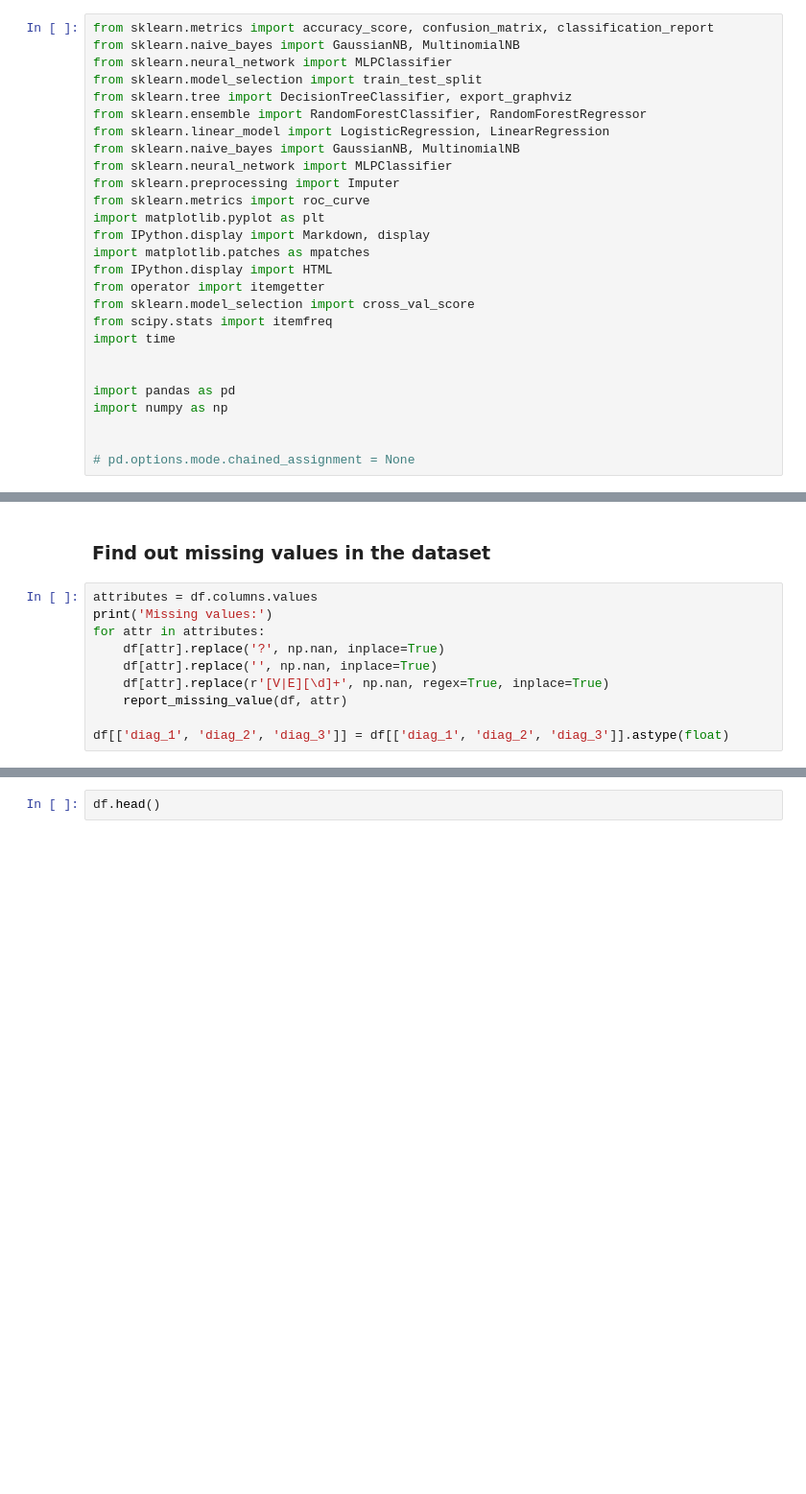
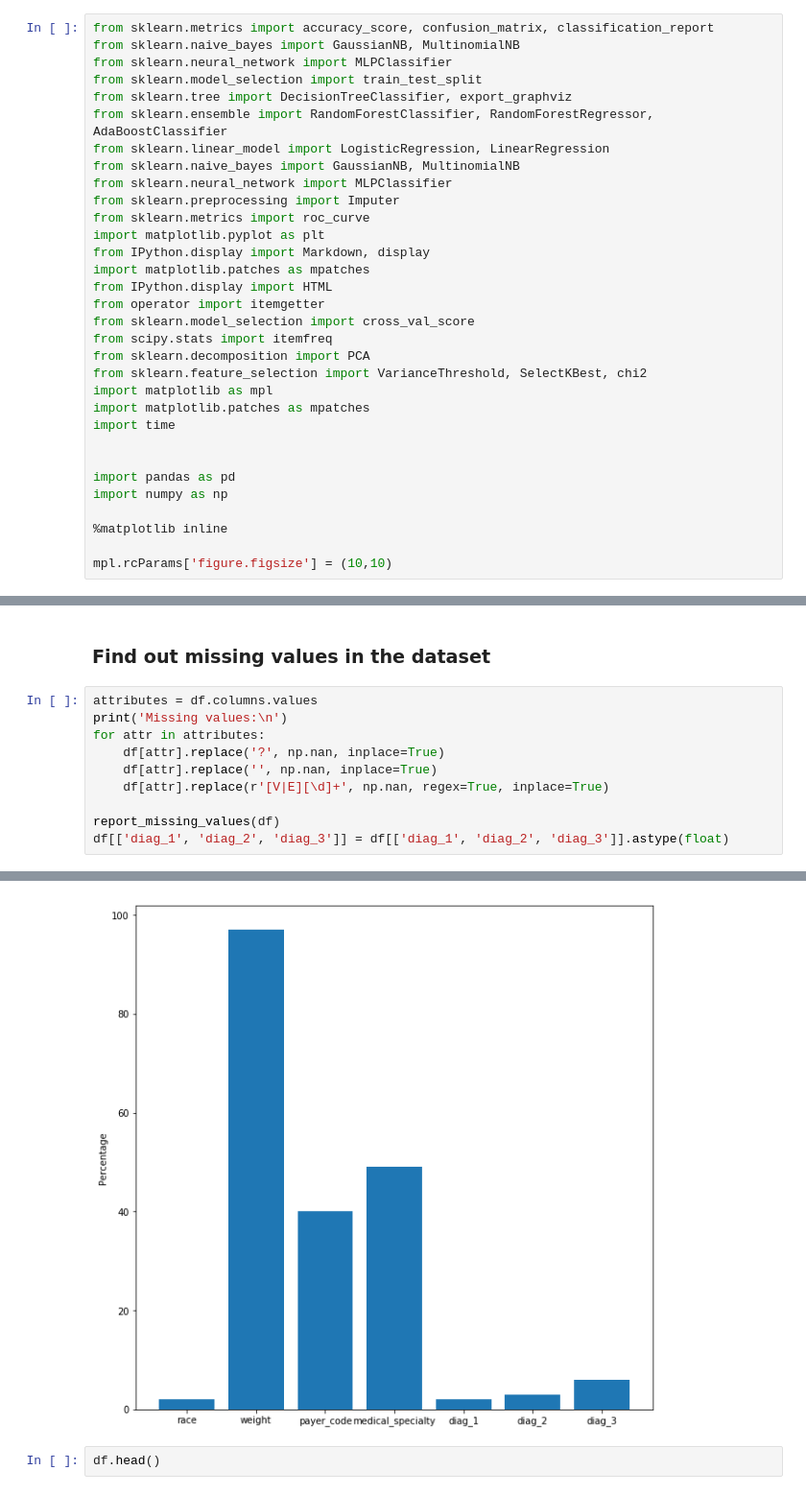
Before and after one commit to ml-medics/diabetes-ml-study, a Jupyter notebook: Hospital Dataset Analysis.ipynb, the cells around one changed output, grey strips where cells are left out. Shown at 96% size. Drawn from its saved outputs; the diff is of its cells as text; blank space fills up the shorter version.

```diff
--- a/Hospital Dataset Analysis.ipynb
+++ b/Hospital Dataset Analysis.ipynb
@@ -12,7 +12,7 @@ from sklearn.naive_bayes import GaussianNB, MultinomialNB
 from sklearn.neural_network import MLPClassifier
 from sklearn.model_selection import train_test_split
 from sklearn.tree import DecisionTreeClassifier, export_graphviz
-from sklearn.ensemble import RandomForestClassifier, RandomForestRegressor
+from sklearn.ensemble import RandomForestClassifier, RandomForestRegressor, AdaBoostClassifier
 from sklearn.linear_model import LogisticRegression, LinearRegression
 from sklearn.naive_bayes import GaussianNB, MultinomialNB
 from sklearn.neural_network import MLPClassifier
@@ -25,13 +25,18 @@ from IPython.display import HTML
 from operator import itemgetter
 from sklearn.model_selection import cross_val_score
 from scipy.stats import itemfreq
+from sklearn.decomposition import PCA
+from sklearn.feature_selection import VarianceThreshold, SelectKBest, chi2
+import matplotlib as mpl
+import matplotlib.patches as mpatches
 import time
 
 
 import pandas as pd
 import numpy as np
 
+%matplotlib inline
 
-# pd.options.mode.chained_assignment = None
+mpl.rcParams['figure.figsize'] = (10,10)
 # %% [markdown]
 ### Helper functions
@@ -115,13 +181,13 @@ df.head()
 ### Find out missing values in the dataset
 # %%
 attributes = df.columns.values
-print('Missing values:')
+print('Missing values:\n')
 for attr in attributes:
     df[attr].replace('?', np.nan, inplace=True)
     df[attr].replace('', np.nan, inplace=True)
     df[attr].replace(r'[V|E][\d]+', np.nan, regex=True, inplace=True)
-    report_missing_value(df, attr)
 
+report_missing_values(df)
 df[['diag_1', 'diag_2', 'diag_3']] = df[['diag_1', 'diag_2', 'diag_3']].astype(float)
 # %% [output]
 Missing values:
@@ -135,3 +194,4 @@ diag_3 : 0.0637%
+[figure, added]
 # %%
 df.head()
 # %% [output]
```
Also changed, not shown: parts of 24 cells of this notebook.
